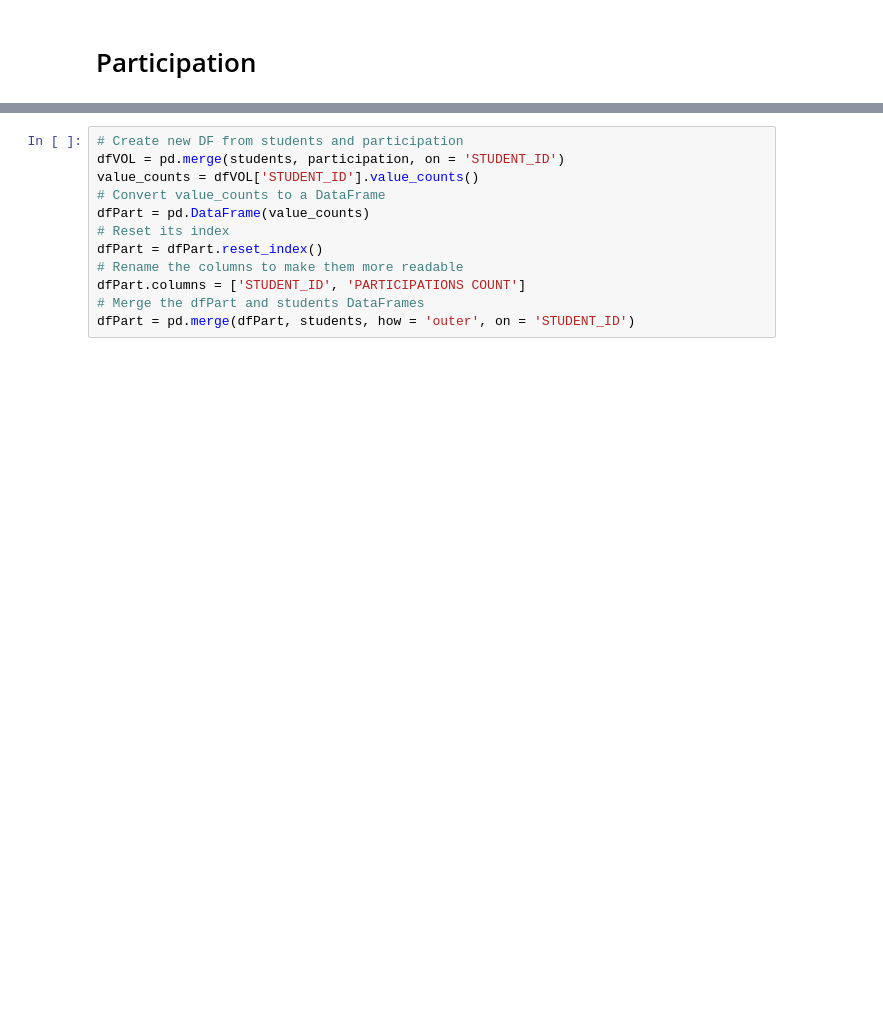
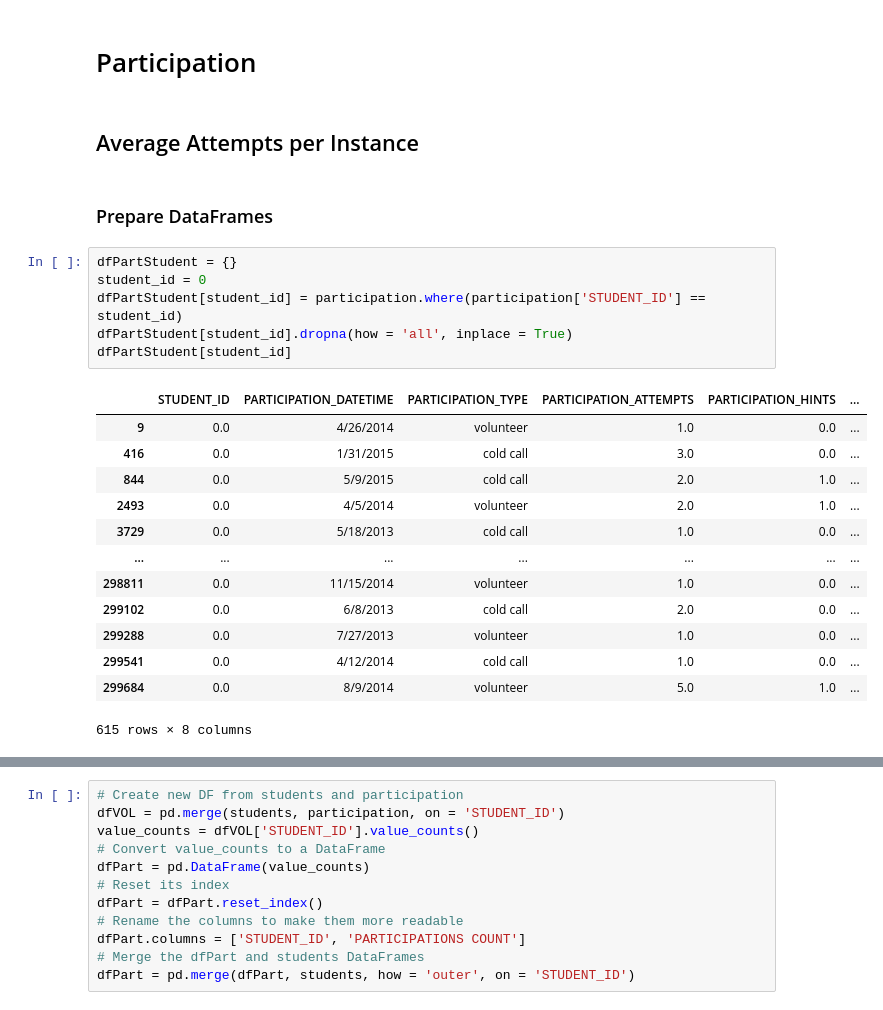
Before and after one commit to mikitz/china-students, a Jupyter notebook: (Teacher) Class Reports.ipynb, the cells around one changed output, grey strips where cells are left out. Cells and saved outputs as stored; diff of their text form; blank space fills up the shorter version.

```diff
--- a/(Teacher) Class Reports.ipynb
+++ b/(Teacher) Class Reports.ipynb
@@ -246,3 +264,27 @@ show_values_on_bars(pStudentAgeDistribution)
 pStudentAgeDistribution.figure.savefig("images\{}.png".format(tTitle))
 # %% [markdown]
 # Participation
+# %% [markdown]
+## Average Attempts per Instance
+# %% [markdown]
+### Prepare DataFrames
+# %%
+dfPartStudent = {}
+student_id = 0
+dfPartStudent[student_id] = participation.where(participation['STUDENT_ID'] == student_id)
+dfPartStudent[student_id].dropna(how = 'all', inplace = True)
+dfPartStudent[student_id]
+# %% [output]
+|  | STUDENT_ID | PARTICIPATION_DATETIME | PARTICIPATION_TYPE | PARTICIPATION_ATTEMPTS | PARTICIPATION_HINTS | ... |
+| 9 | 0.0 | 4/26/2014 | volunteer | 1.0 | 0.0 | ... |
+| 416 | 0.0 | 1/31/2015 | cold call | 3.0 | 0.0 | ... |
+| 844 | 0.0 | 5/9/2015 | cold call | 2.0 | 1.0 | ... |
+| 2493 | 0.0 | 4/5/2014 | volunteer | 2.0 | 1.0 | ... |
+| 3729 | 0.0 | 5/18/2013 | cold call | 1.0 | 0.0 | ... |
+| ... | ... | ... | ... | ... | ... | ... |
+| 298811 | 0.0 | 11/15/2014 | volunteer | 1.0 | 0.0 | ... |
+| 299102 | 0.0 | 6/8/2013 | cold call | 2.0 | 0.0 | ... |
+| 299288 | 0.0 | 7/27/2013 | volunteer | 1.0 | 0.0 | ... |
+| 299541 | 0.0 | 4/12/2014 | cold call | 1.0 | 0.0 | ... |
+| 299684 | 0.0 | 8/9/2014 | volunteer | 5.0 | 1.0 | ... |
+615 rows × 8 columns
```
Also changed, not shown: parts of 12 cells of this notebook.
